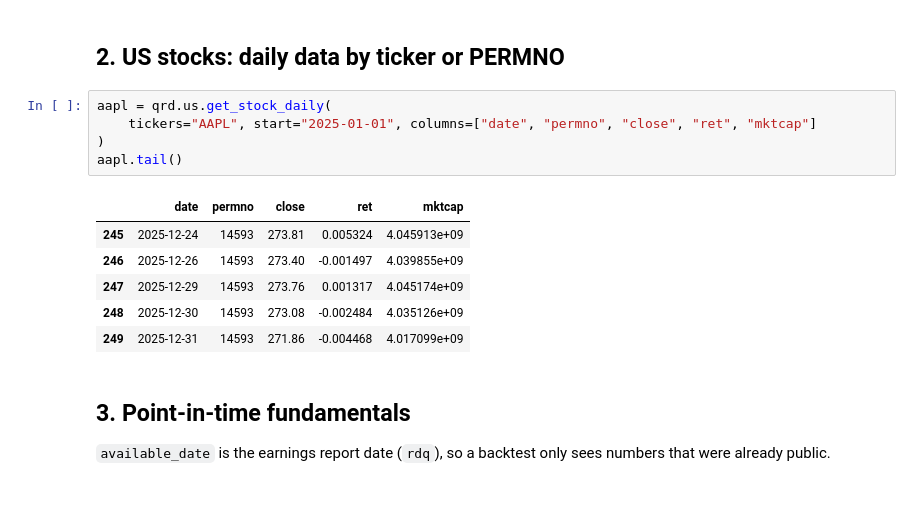
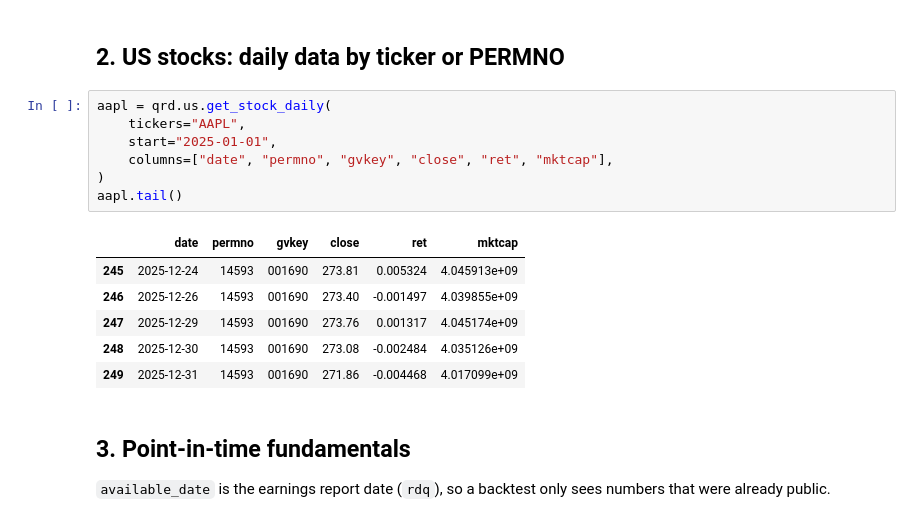
Before and after one commit to Hardy-Z/quant-research-dataset, a Jupyter notebook: examples/quickstart.ipynb, the cells around one changed output. Drawn from its saved outputs; the diff is of its cells as text.

```diff
--- a/examples/quickstart.ipynb
+++ b/examples/quickstart.ipynb
@@ -61,16 +60,18 @@ info["columns"].head(12)
 ## 2. US stocks: daily data by ticker or PERMNO
 # %%
 aapl = qrd.us.get_stock_daily(
-    tickers="AAPL", start="2025-01-01", columns=["date", "permno", "close", "ret", "mktcap"]
+    tickers="AAPL",
+    start="2025-01-01",
+    columns=["date", "permno", "gvkey", "close", "ret", "mktcap"],
 )
 aapl.tail()
 # %% [output]
-|  | date | permno | close | ret | mktcap |
-| 245 | 2025-12-24 | 14593 | 273.81 | 0.005324 | 4.045913e+09 |
-| 246 | 2025-12-26 | 14593 | 273.40 | -0.001497 | 4.039855e+09 |
-| 247 | 2025-12-29 | 14593 | 273.76 | 0.001317 | 4.045174e+09 |
-| 248 | 2025-12-30 | 14593 | 273.08 | -0.002484 | 4.035126e+09 |
-| 249 | 2025-12-31 | 14593 | 271.86 | -0.004468 | 4.017099e+09 |
+|  | date | permno | gvkey | close | ret | mktcap |
+| 245 | 2025-12-24 | 14593 | 001690 | 273.81 | 0.005324 | 4.045913e+09 |
+| 246 | 2025-12-26 | 14593 | 001690 | 273.40 | -0.001497 | 4.039855e+09 |
+| 247 | 2025-12-29 | 14593 | 001690 | 273.76 | 0.001317 | 4.045174e+09 |
+| 248 | 2025-12-30 | 14593 | 001690 | 273.08 | -0.002484 | 4.035126e+09 |
+| 249 | 2025-12-31 | 14593 | 001690 | 271.86 | -0.004468 | 4.017099e+09 |
 # %% [markdown]
 ## 3. Point-in-time fundamentals
 
```
Also changed, not shown: parts of 3 cells of this notebook, 21 other files.
